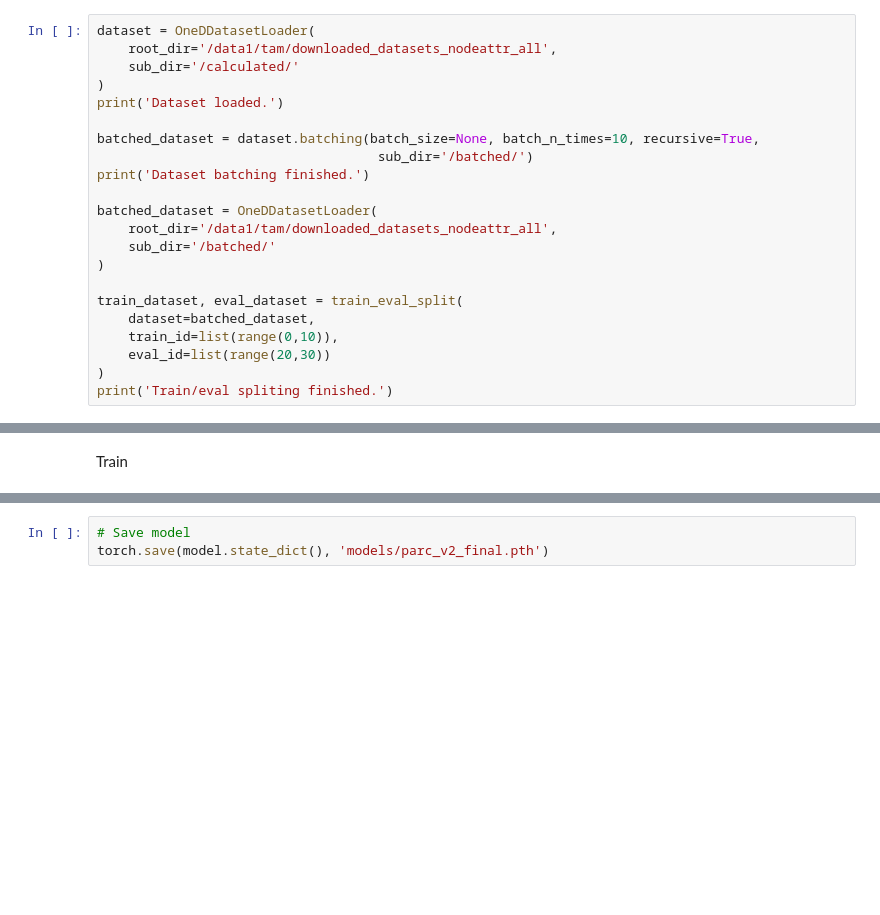
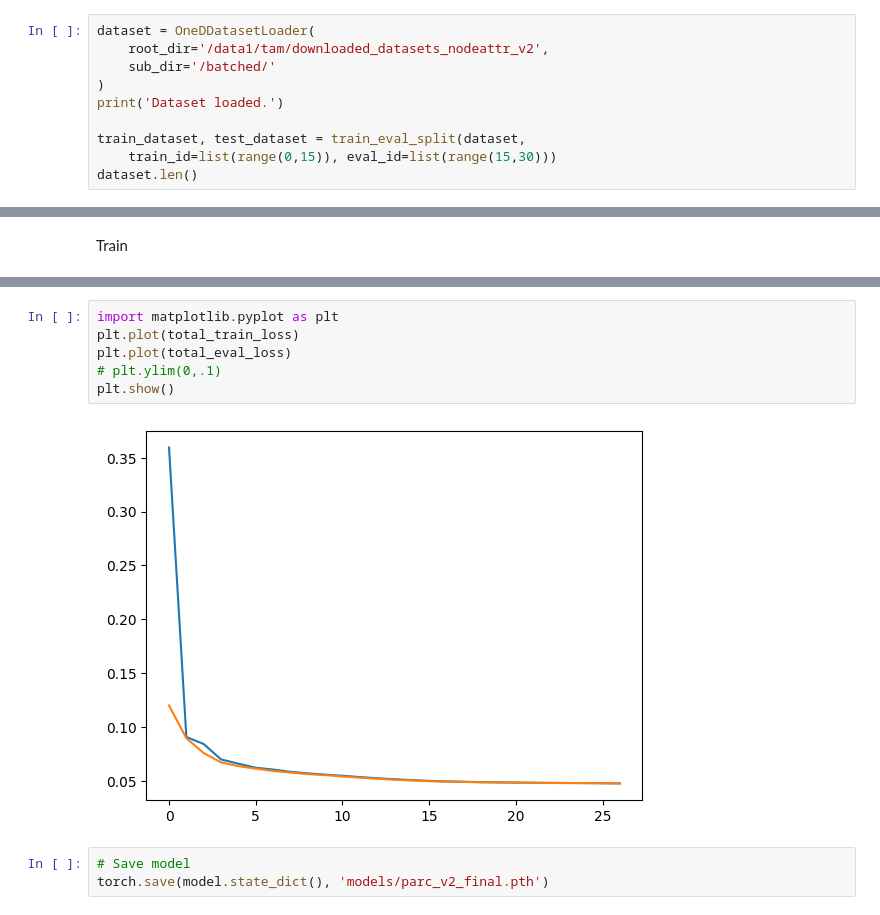
Before and after one commit to tamtran22/graph_batching, a Jupyter notebook: train1D_v3_1.ipynb, the cells around one changed output, grey strips where cells are left out. Cells and saved outputs as stored; diff of their text form; blank space fills up the shorter version.

```diff
--- a/train1D_v3_1.ipynb
+++ b/train1D_v3_1.ipynb
@@ -20,25 +21,13 @@ def train_eval_split(dataset : DatasetLoader, train_id : List, eval_id : List):
     return train_dataset, eval_dataset
 # %%
 dataset = OneDDatasetLoader(
-    root_dir='/data1/tam/downloaded_datasets_nodeattr_all',
-    sub_dir='/calculated/'
+    root_dir='/data1/tam/downloaded_datasets_nodeattr_v2',
+    sub_dir='/batched/'
 )
 print('Dataset loaded.')
 
-batched_dataset = dataset.batching(batch_size=None, batch_n_times=10, recursive=True,
-                                    sub_dir='/batched/')
-print('Dataset batching finished.')
-
-batched_dataset = OneDDatasetLoader(
-    root_dir='/data1/tam/downloaded_datasets_nodeattr_all',
-    sub_dir='/batched/'
-)
-
-train_dataset, eval_dataset = train_eval_split(
-    dataset=batched_dataset,
-    train_id=list(range(0,10)),
-    eval_id=list(range(20,30))
-)
-print('Train/eval spliting finished.')
+train_dataset, test_dataset = train_eval_split(dataset,
+    train_id=list(range(0,15)), eval_id=list(range(15,30)))
+dataset.len()
 # %% [output]
 Dataset loaded.
@@ -189,3 +201,11 @@ Epoch 99: train loss = 0.0032798320171423256; eval loss = 0.0021409503027098255
+# %%
+import matplotlib.pyplot as plt
+plt.plot(total_train_loss)
+plt.plot(total_eval_loss)
+# plt.ylim(0,.1)
+plt.show()
+# %% [output]
+[figure, added]
 # %%
 # Save model
 torch.save(model.state_dict(), 'models/parc_v2_final.pth')
```
Also changed, not shown: parts of 9 cells of this notebook, 22 other files.
